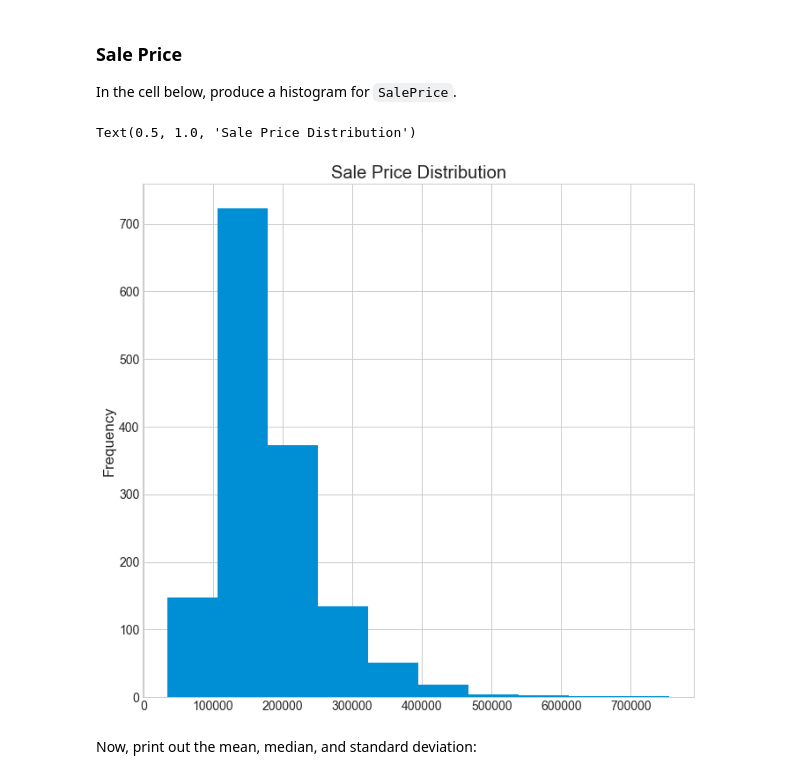
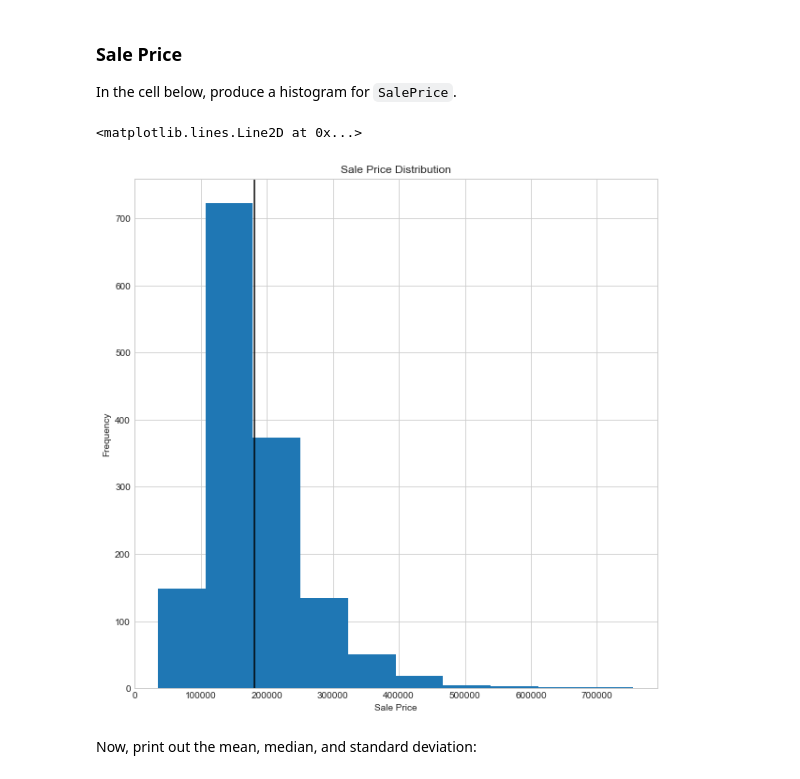
Before and after one commit to mikeyo4800/dsc-pandas-eda-lab, a Jupyter notebook: index.ipynb, the cells around one changed output. Saved outputs shown, nothing was run; the diff lists cells and outputs as text; code cells hidden in the pictures.

```diff
--- a/index.ipynb
+++ b/index.ipynb
@@ -181,10 +181,12 @@ plt.style.use('seaborn-whitegrid')
 # %%
 # Your code here
 ax = df['SalePrice'].plot.hist()
 ax.set_title('Sale Price Distribution')
+ax.set_xlabel('Sale Price')
+ax.axvline(df.SalePrice.mean(), color='black')
 # %% [output]
-Text(0.5, 1.0, 'Sale Price Distribution')
+<matplotlib.lines.Line2D at 0x...>
-[figure, old version]
+[figure, new version]
 # %% [markdown]
 Now, print out the mean, median, and standard deviation:
 # %%
```
Also changed, not shown: parts of 16 cells of this notebook.
